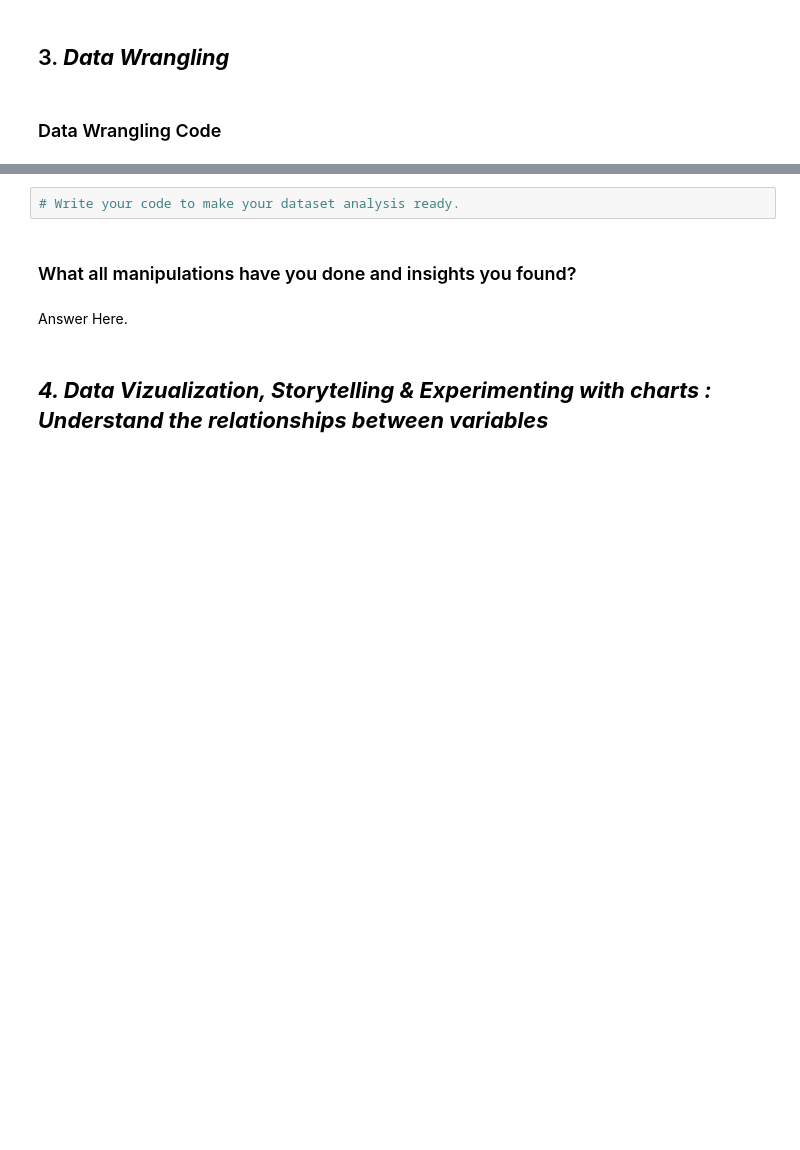
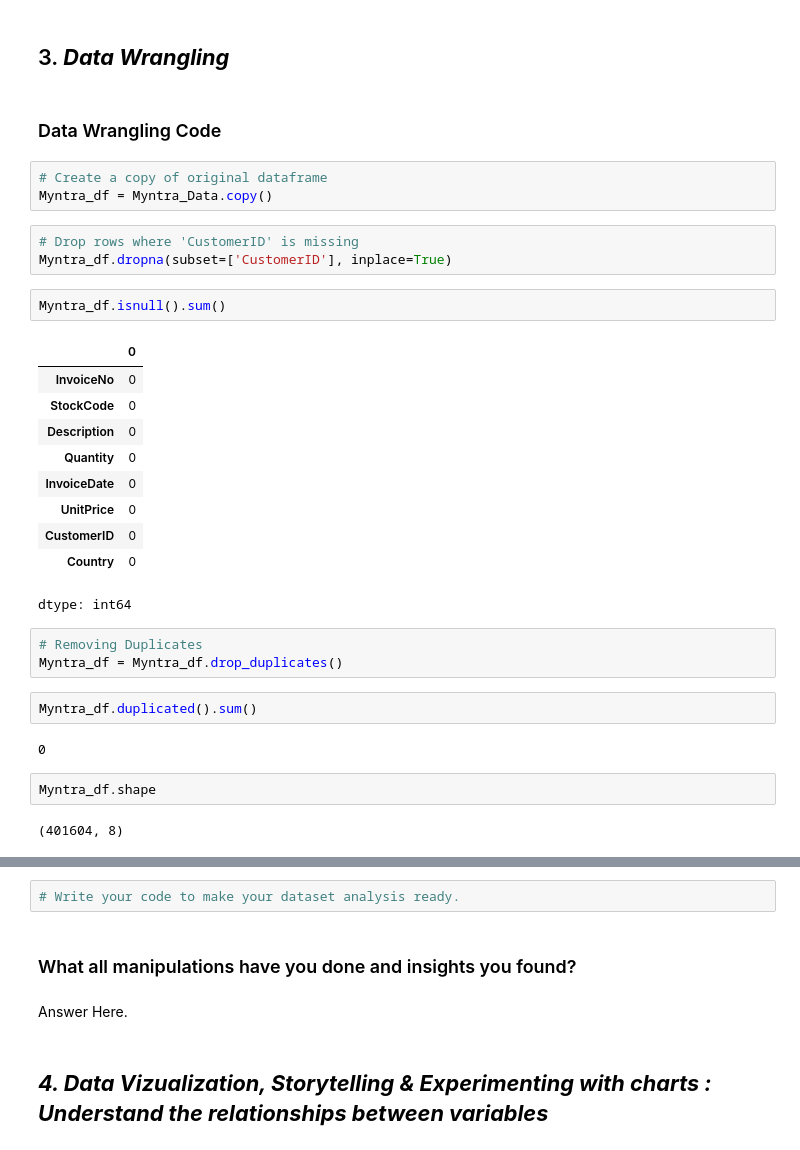
Before and after one commit to akshat-mishra-ds/Myntra-Online-Retail-Customer-Segmentation, a Jupyter notebook: Myntra_Online_Retail_Customer_Segmentation.ipynb, the cells around one changed output, grey strips where cells are left out. Cells and saved outputs as stored; diff of their text form; blank space fills up the shorter version.

```diff
--- a/Myntra_Online_Retail_Customer_Segmentation.ipynb
+++ b/Myntra_Online_Retail_Customer_Segmentation.ipynb
@@ -216,3 +254,33 @@ Answer Here
 ## 3. ***Data Wrangling***
 # %% [markdown]
 ### Data Wrangling Code
+# %%
+# Create a copy of original dataframe
+Myntra_df = Myntra_Data.copy()
+# %%
+# Drop rows where 'CustomerID' is missing
+Myntra_df.dropna(subset=['CustomerID'], inplace=True)
+# %%
+Myntra_df.isnull().sum()
+# %% [output]
+|  | 0 |
+| InvoiceNo | 0 |
+| StockCode | 0 |
+| Description | 0 |
+| Quantity | 0 |
+| InvoiceDate | 0 |
+| UnitPrice | 0 |
+| CustomerID | 0 |
+| Country | 0 |
+dtype: int64
+# %%
+# Removing Duplicates
+Myntra_df = Myntra_df.drop_duplicates()
+# %%
+Myntra_df.duplicated().sum()
+# %% [output]
+0
+# %%
+Myntra_df.shape
+# %% [output]
+(401604, 8)
```
Also changed, not shown: parts of 7 cells of this notebook.
